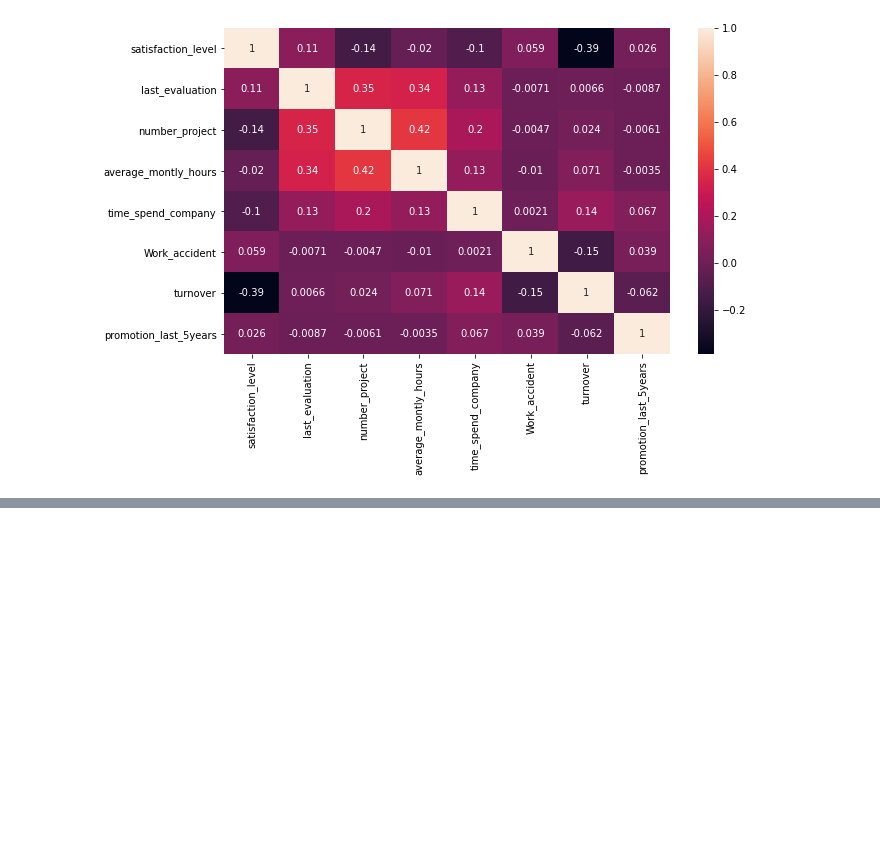
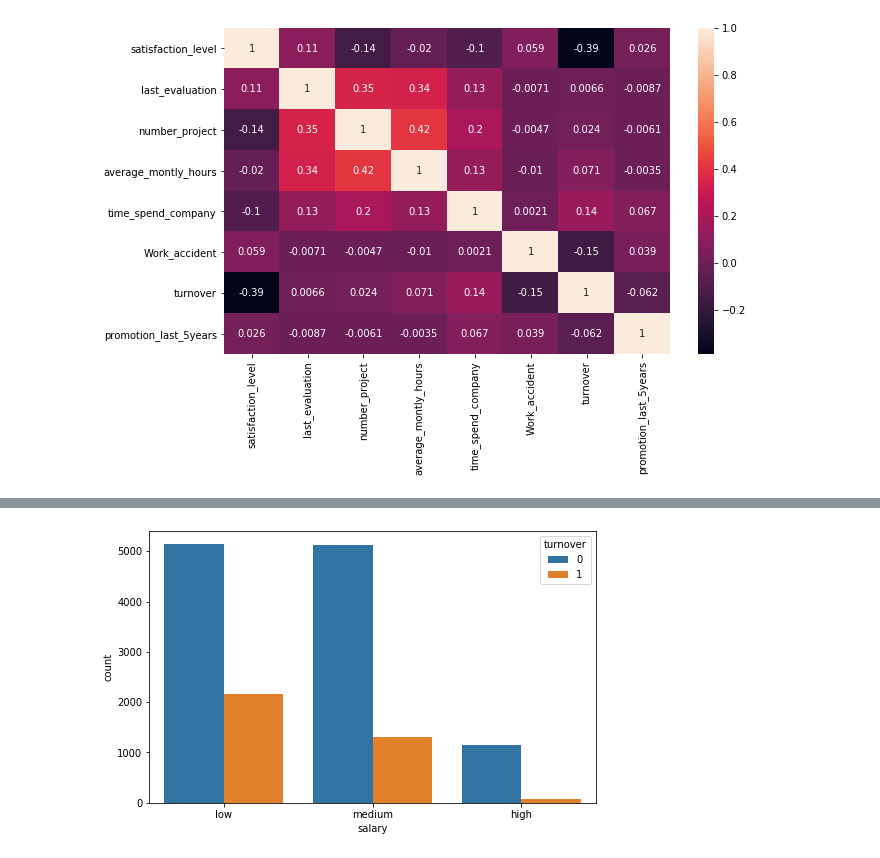
Before and after one commit to Ahsana-Ahffan/HR-Analytics, a Jupyter notebook: HR Analytics.ipynb, the cells around one changed output, grey strips where cells are left out. Cells and saved outputs as stored; diff of their text form; code cells hidden in the pictures; blank space fills up the shorter version.

```diff
--- a/HR Analytics.ipynb
+++ b/HR Analytics.ipynb
@@ -198,0 +144,4 @@ sns.countplot('Work_accident',data=df,hue='turnover')
+# %%
+countplot('salary')
+# %% [output]
+[figure, added]
```
Also changed, not shown: parts of 36 cells of this notebook.
